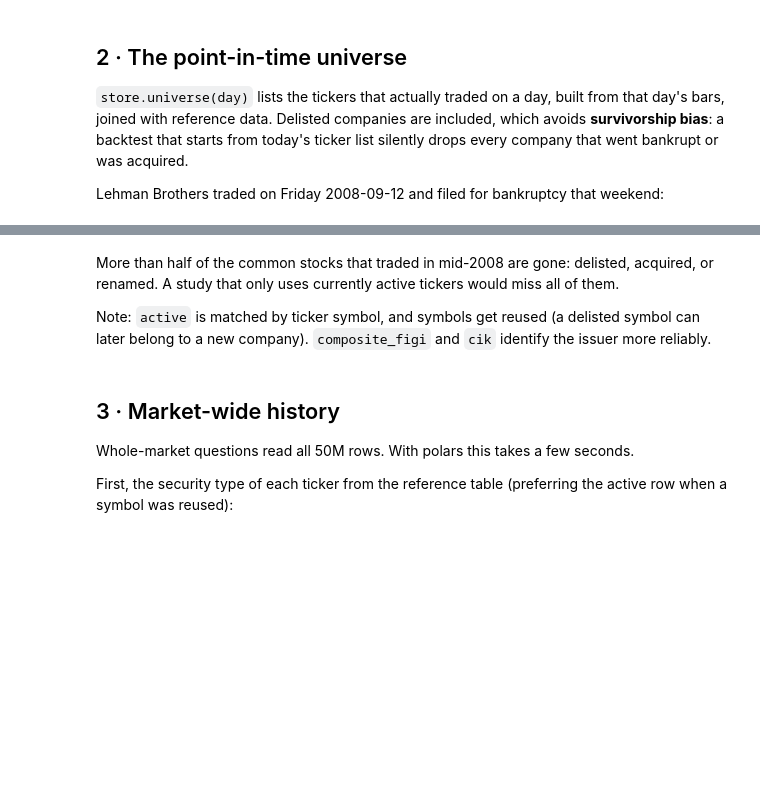
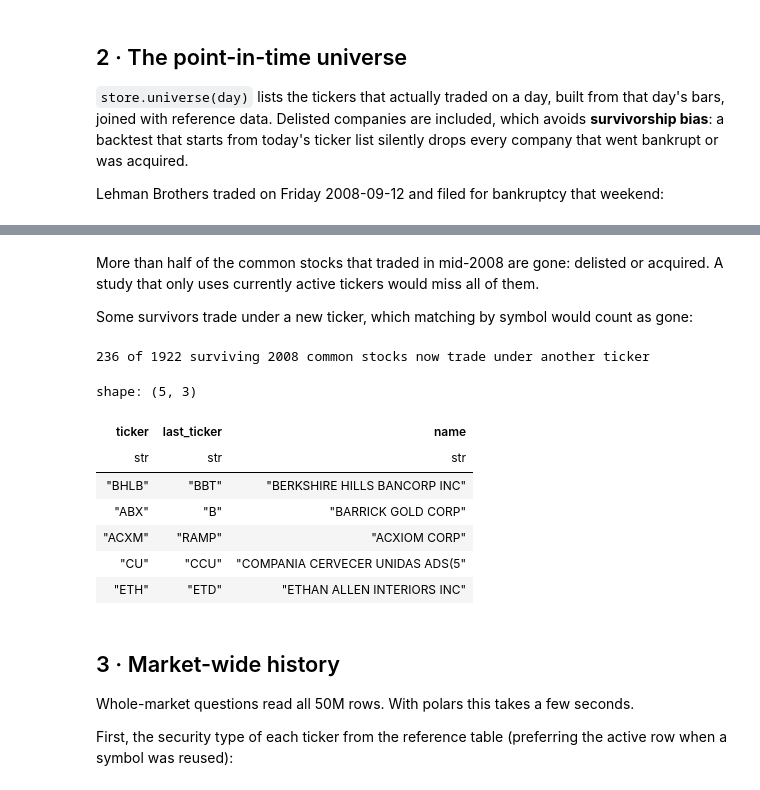
Before and after one commit to yurit04/collective-alpha, a Jupyter notebook: projects/subspace-probe/notebooks/massive/01_daily_bars.ipynb, the cells around one changed output, grey strips where cells are left out. Saved outputs shown, nothing was run; the diff lists cells and outputs as text; code cells hidden in the pictures; blank space fills up the shorter version.

```diff
--- a/projects/subspace-probe/notebooks/massive/01_daily_bars.ipynb
+++ b/projects/subspace-probe/notebooks/massive/01_daily_bars.ipynb
@@ -108,9 +109,23 @@ shape: (2, 3)
 # %% [markdown]
-More than half of the common stocks that traded in mid-2008 are gone: delisted, acquired, or
-renamed. A study that only uses currently active tickers would miss all of them.
+More than half of the common stocks that traded in mid-2008 are gone: delisted or acquired. A
+study that only uses currently active tickers would miss all of them.
 
-Note: `active` is matched by ticker symbol, and symbols get reused (a delisted symbol can later
-belong to a new company). `composite_figi` and `cik` identify the issuer more reliably.
+Some survivors trade under a new ticker, which matching by symbol would count as gone:
+# %%
+alive = u08.filter(pl.col("active")).join(store.securities().select("security_id", "last_ticker"), on="security_id")
+renamed = alive.filter(pl.col("ticker") != pl.col("last_ticker"))
+print(f"{renamed.height} of {alive.height} surviving 2008 common stocks now trade under another ticker")
+renamed.select("ticker", "last_ticker", "name").filter(pl.col("ticker").is_in(["ABX", "ACXM", "ETH", "BHLB", "CU"]))
+# %% [output]
+236 of 1922 surviving 2008 common stocks now trade under another ticker
+shape: (5, 3)
+| ticker | last_ticker | name |
+| str | str | str |
+| "BHLB" | "BBT" | "BERKSHIRE HILLS BANCORP INC" |
+| "ABX" | "B" | "BARRICK GOLD CORP" |
+| "ACXM" | "RAMP" | "ACXIOM CORP" |
+| "CU" | "CCU" | "COMPANIA CERVECER UNIDAS ADS(5" |
+| "ETH" | "ETD" | "ETHAN ALLEN INTERIORS INC" |
 # %% [markdown]
 ## 3 · Market-wide history
 
```
Also changed, not shown: parts of 6 cells of this notebook, 19 other files.
